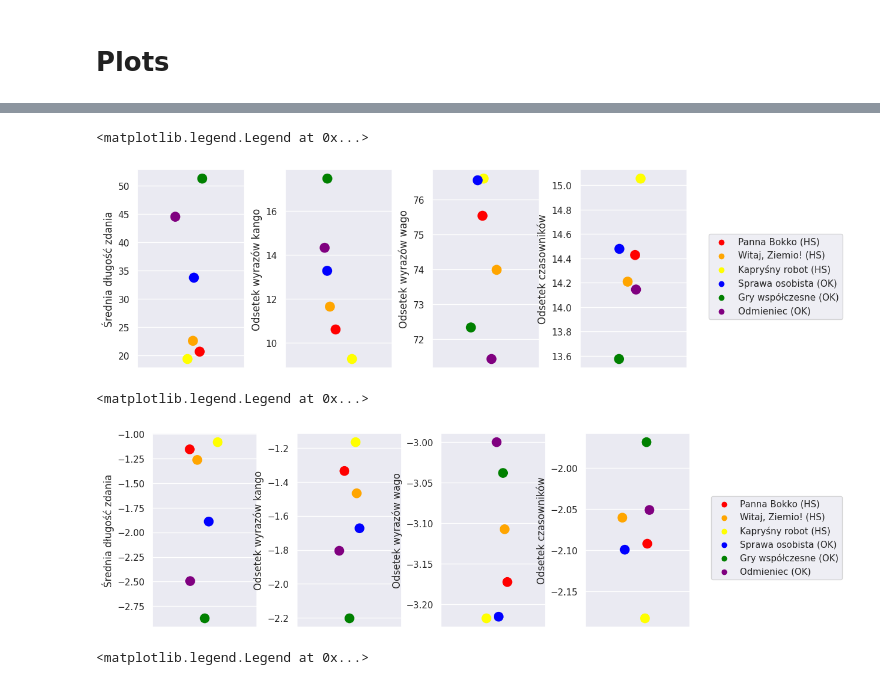
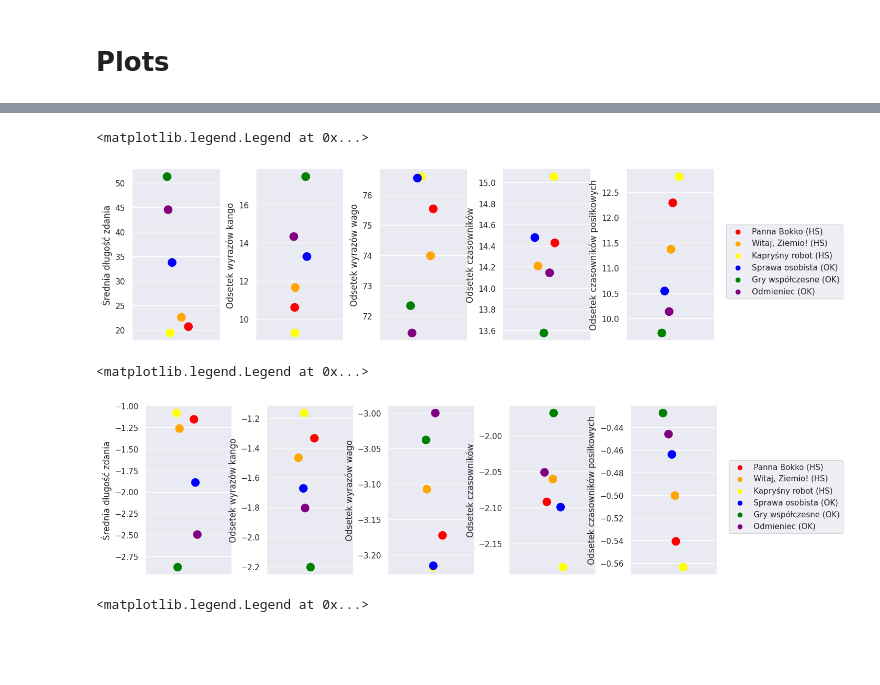
Before and after one commit to Sig00rd/thesis-research, a Jupyter notebook: data & results analysis & presentation.ipynb, the cells around one changed output, grey strips where cells are left out. Saved outputs shown, nothing was run; the diff lists cells and outputs as text; code cells hidden in the pictures; blank space fills up the shorter version.

Commit message:
fix Lee-Hasebe model results plots not including auxiliary verb proportion

```diff
--- a/data & results analysis & presentation.ipynb
+++ b/data & results analysis & presentation.ipynb
@@ -424,35 +424,35 @@ seaborn_legend.legend(bbox_to_anchor = (3.1,1.3))
 # %%
-fig, axes = plt.subplots(1,4, figsize=(10,4))
+fig, axes = plt.subplots(1,5, figsize=(12,4))
 fig.tight_layout()
 
 df = dfs_for_plots['leeform']['factors']
-y = dfs_for_plots['leeform']['factors'].columns.values[:4]
+y = dfs_for_plots['leeform']['factors'].columns.values[:-3]
 
 legend=False
 for i in range(len(y)):
     if i == len(y) - 1:
         legend=True
     seaborn_legend = seaborn.stripplot(
         data=df,
         y=y[i],
         legend=legend,
         palette=palette,
         hue='title',
         size=12,
         jitter=0.15,
-        ax=axes[i%4]
+        ax=axes[i%5]
     )
 
 seaborn_legend.legend(bbox_to_anchor = (2.5,0.7))
 # %% [output]
 <matplotlib.legend.Legend at 0x...>
-[figure, old version]
+[figure, new version]
 # %%
-fig, axes = plt.subplots(1,4, figsize=(10,4))
+fig, axes = plt.subplots(1,5, figsize=(12,4))
 fig.tight_layout()
 
 df = dfs_for_plots['leeform']['weighted factors']
-y = dfs_for_plots['leeform']['weighted factors'].columns.values[:4]
+y = dfs_for_plots['leeform']['weighted factors'].columns.values[:-3]
 
 legend=False
 for i in range(len(y)):
@@ -466,13 +466,13 @@ for i in range(len(y)):
         hue='title',
         size=12,
         jitter=0.15,
-        ax=axes[i%4]
+        ax=axes[i%5]
     )
 
 seaborn_legend.legend(bbox_to_anchor = (2.5,0.7))
 # %% [output]
 <matplotlib.legend.Legend at 0x...>
-[figure, old version]
+[figure, new version]
 # %%
 fig, axes = plt.subplots(1,2, figsize=(5,4))
 fig.tight_layout()
```
Also changed, not shown: parts of 6 cells of this notebook, 4 other files.
